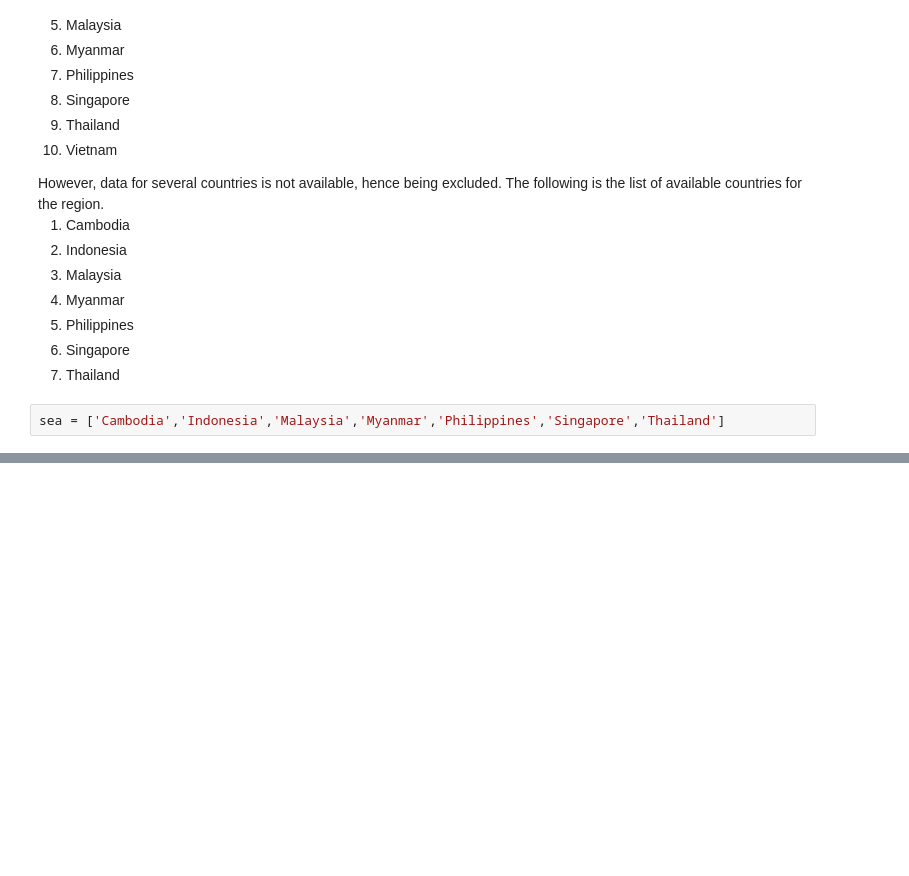
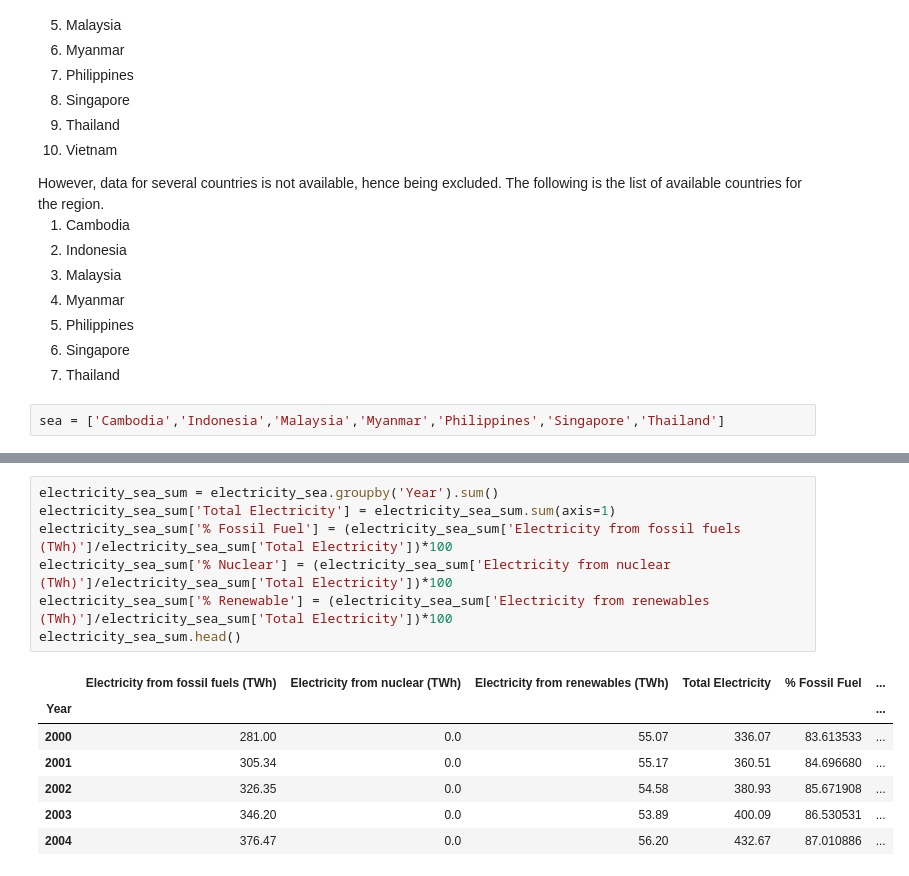
Before and after one commit to lurza/Sustainable_Energy_2020_2022, a Jupyter notebook: Sustainable_Energy1.ipynb, the cells around one changed output, grey strips where cells are left out. Drawn from its saved outputs; the diff is of its cells as text; blank space fills up the shorter version.

```diff
--- a/Sustainable_Energy1.ipynb
+++ b/Sustainable_Energy1.ipynb
@@ -203,0 +240,15 @@ data_sea
+# %%
+electricity_sea_sum = electricity_sea.groupby('Year').sum()
+electricity_sea_sum['Total Electricity'] = electricity_sea_sum.sum(axis=1)
+electricity_sea_sum['% Fossil Fuel'] = (electricity_sea_sum['Electricity from fossil fuels (TWh)']/electricity_sea_sum['Total Electricity'])*100
+electricity_sea_sum['% Nuclear'] = (electricity_sea_sum['Electricity from nuclear (TWh)']/electricity_sea_sum['Total Electricity'])*100
+electricity_sea_sum['% Renewable'] = (electricity_sea_sum['Electricity from renewables (TWh)']/electricity_sea_sum['Total Electricity'])*100
+electricity_sea_sum.head()
+# %% [output]
+|  | Electricity from fossil fuels (TWh) | Electricity from nuclear (TWh) | Electricity from renewables (TWh) | Total Electricity | % Fossil Fuel | ... |
+| Year |  |  |  |  |  | ... |
+| 2000 | 281.00 | 0.0 | 55.07 | 336.07 | 83.613533 | ... |
+| 2001 | 305.34 | 0.0 | 55.17 | 360.51 | 84.696680 | ... |
+| 2002 | 326.35 | 0.0 | 54.58 | 380.93 | 85.671908 | ... |
+| 2003 | 346.20 | 0.0 | 53.89 | 400.09 | 86.530531 | ... |
+| 2004 | 376.47 | 0.0 | 56.20 | 432.67 | 87.010886 | ... |
```
Also changed, not shown: parts of 12 cells of this notebook.
